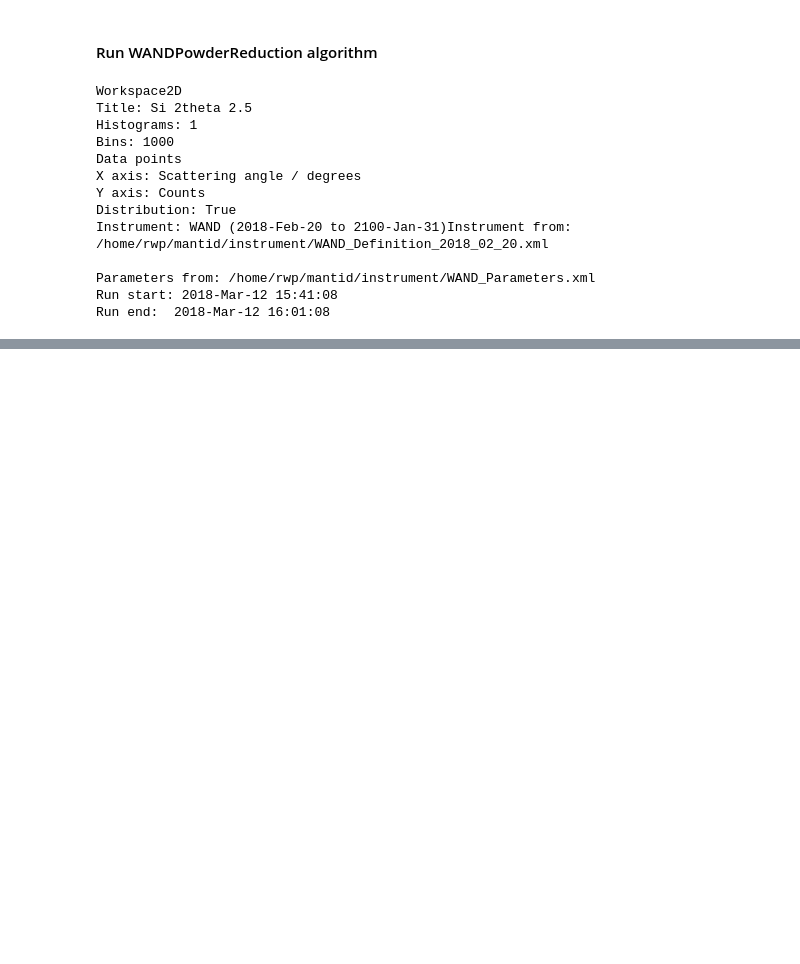
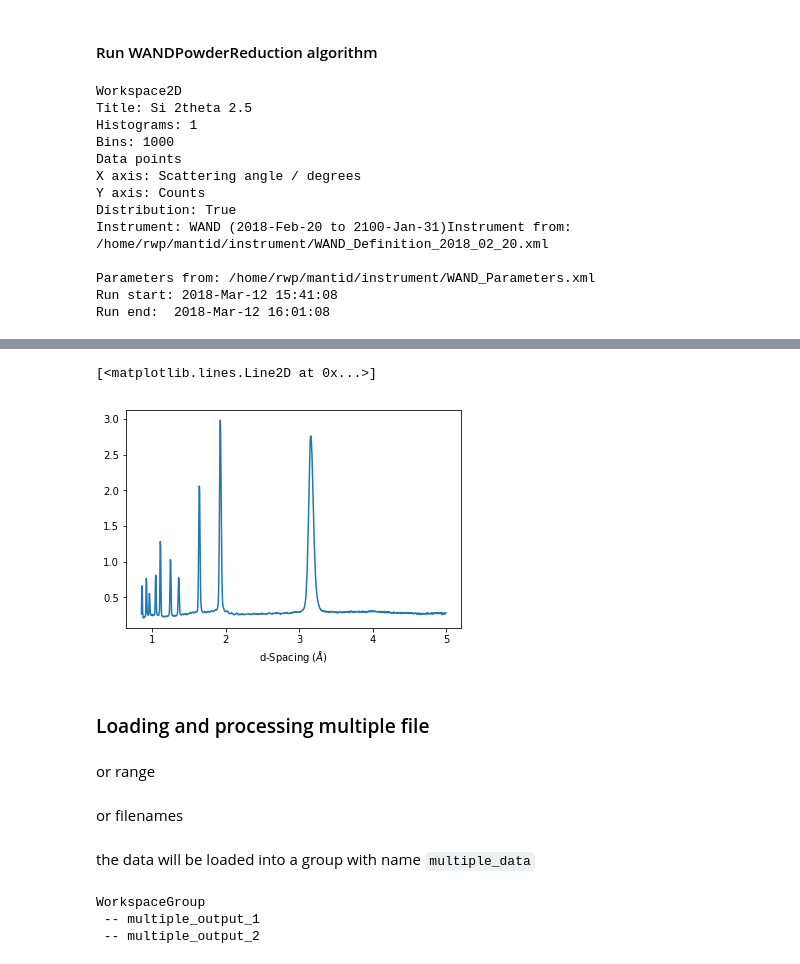
Before and after one commit to rosswhitfield/wand, a Jupyter notebook: notebooks/WAND² Powder Reduction.ipynb, the cells around one changed output, grey strips where cells are left out. Drawn from its saved outputs; the diff is of its cells as text; code cells hidden in the pictures; blank space fills up the shorter version.

```diff
--- a/notebooks/WAND² Powder Reduction.ipynb
+++ b/notebooks/WAND² Powder Reduction.ipynb
@@ -52,0 +107,8 @@ ax.plot(mtd['silicon_powder'])
+# %%
+fig, ax = plt.subplots(subplot_kw={'projection':'mantid'})
+ax.plot(mtd['silicon_powder_d_spacing'])
+# %% [output]
+[<matplotlib.lines.Line2D at 0x...>]
+[figure, added]
+# %% [markdown]
+### Loading and processing multiple file
@@ -52,0 +117,2 @@ ax.plot(mtd['silicon_powder'])
+# %% [markdown]
+or range
@@ -52,0 +121,2 @@ ax.plot(mtd['silicon_powder'])
+# %% [markdown]
+or filenames
@@ -52,0 +125,12 @@ ax.plot(mtd['silicon_powder'])
+# %% [markdown]
+the data will be loaded into a group with name `multiple_data`
+# %%
+WANDPowderReduction(InputWorkspace=multiple_data,
+                    CalibrationWorkspace=vanadium,
+                    Target='Theta',
+                    NumberBins=1000,
+                    OutputWorkspace='multiple_output')
+# %% [output]
+WorkspaceGroup
+ -- multiple_output_1
+ -- multiple_output_2
```
Also changed, not shown: parts of 12 cells of this notebook.
